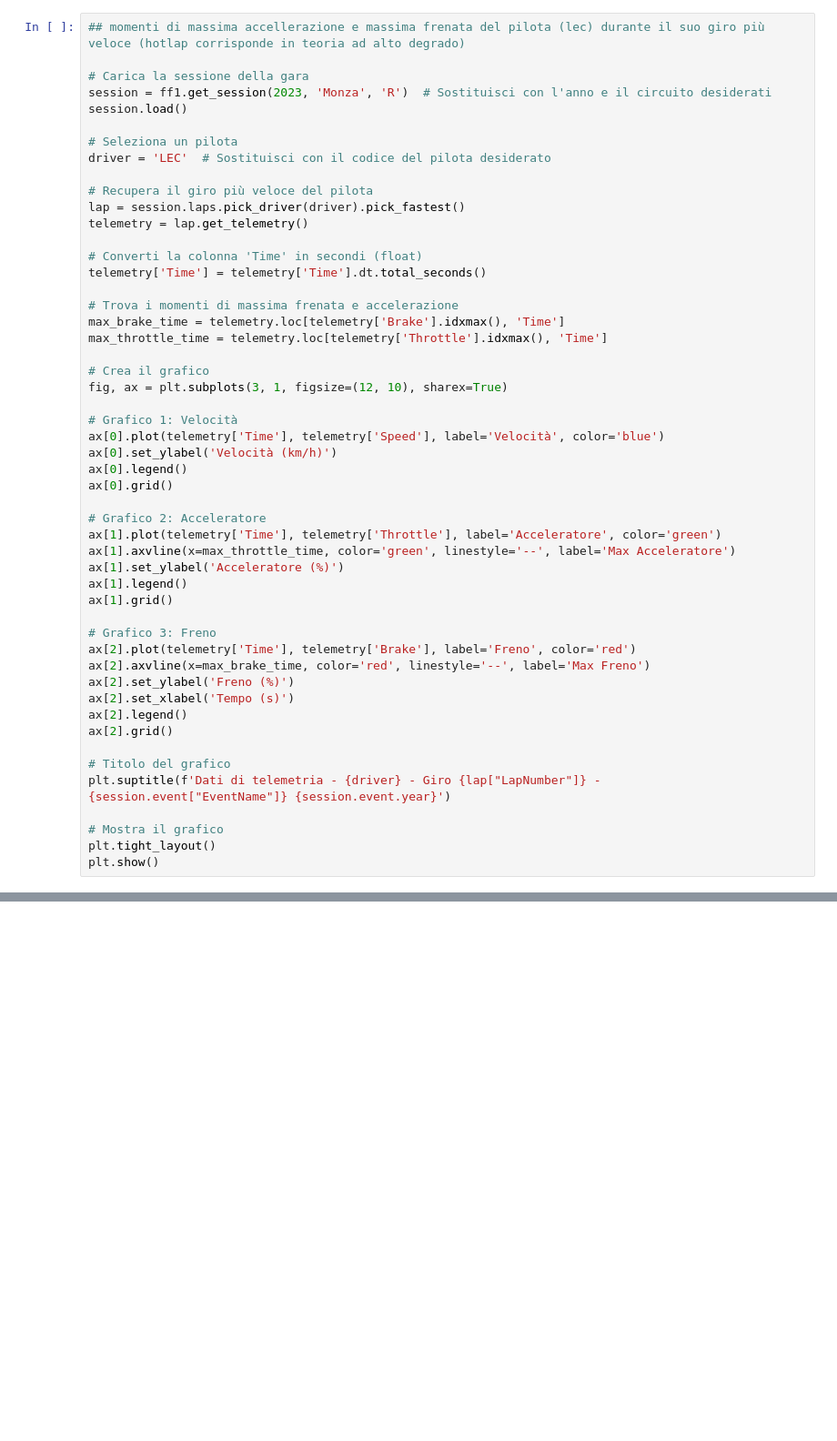
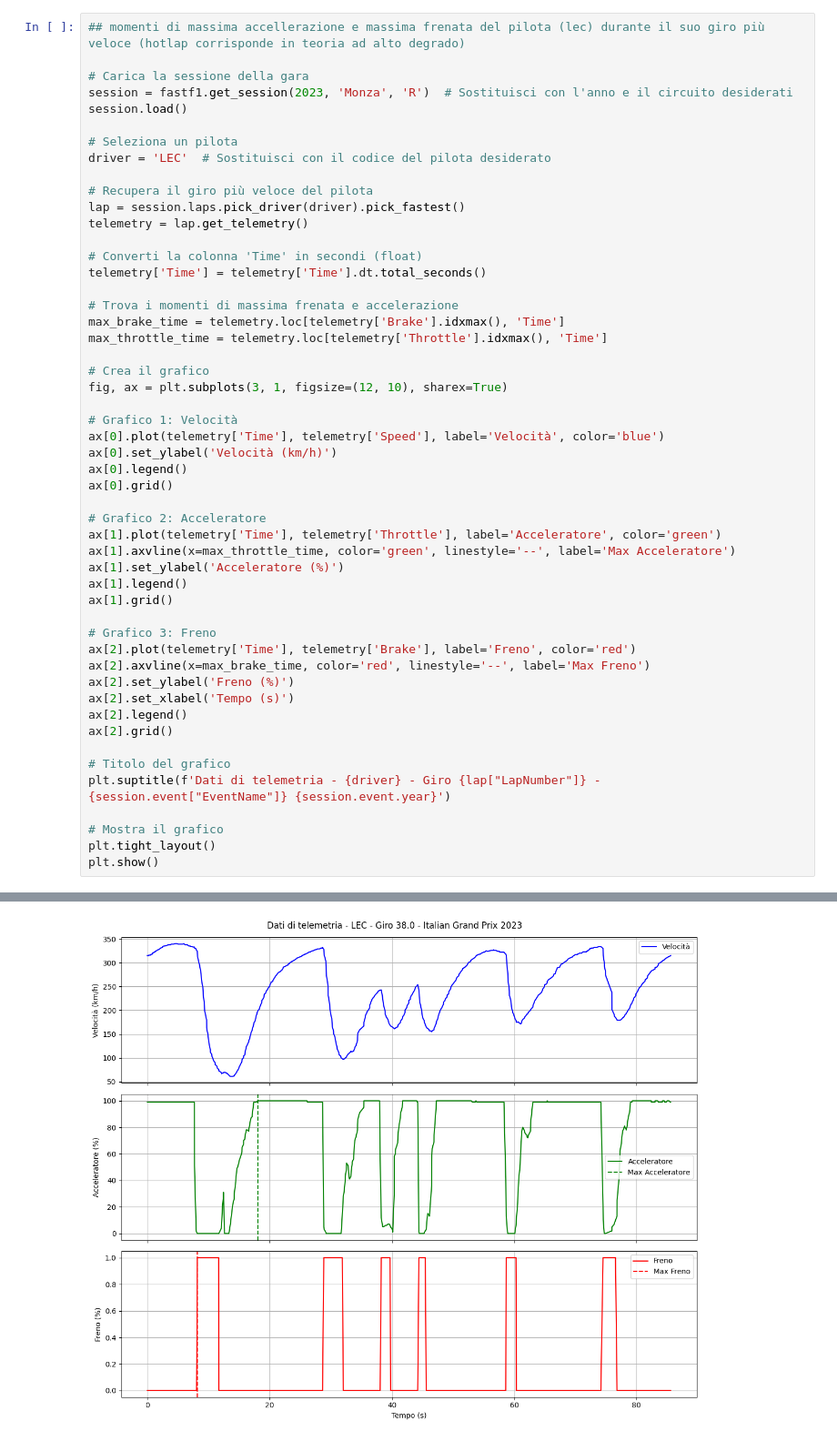
Before and after one commit to Vladinsky/FASTF1, a Jupyter notebook: MercKremont/TEMPERATURE_PISTE_2023.ipynb, the cells around one changed output, grey strips where cells are left out. Shown: that part at 91% size. Cells and saved outputs as stored; diff of their text form; blank space fills up the shorter version.

```diff
--- a/MercKremont/TEMPERATURE_PISTE_2023.ipynb
+++ b/MercKremont/TEMPERATURE_PISTE_2023.ipynb
@@ -259,7 +268,7 @@ def generate_dataset(year_list):
 ## momenti di massima accellerazione e massima frenata del pilota (lec) durante il suo giro più veloce (hotlap corrisponde in teoria ad alto degrado)
 
 # Carica la sessione della gara
-session = ff1.get_session(2023, 'Monza', 'R')  # Sostituisci con l'anno e il circuito desiderati
+session = fastf1.get_session(2023, 'Monza', 'R')  # Sostituisci con l'anno e il circuito desiderati
 session.load()
 
 # Seleziona un pilota
@@ -306,3 +315,4 @@ plt.suptitle(f'Dati di telemetria - {driver} - Giro {lap["LapNumber"]} - {sessio
 # Mostra il grafico
 plt.tight_layout()
 plt.show()
+# %% [output]
@@ -308,0 +333 @@ plt.show()
+[figure, added]
```
Also changed, not shown: parts of 4 cells of this notebook.
